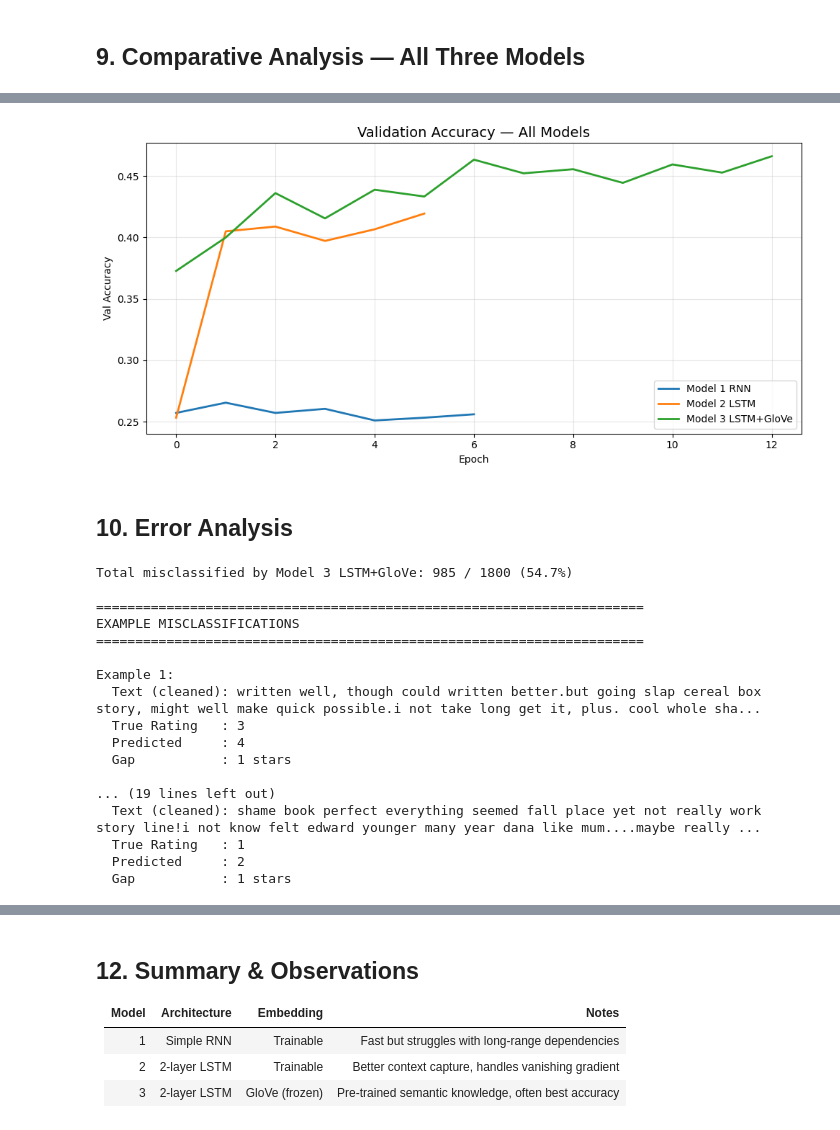
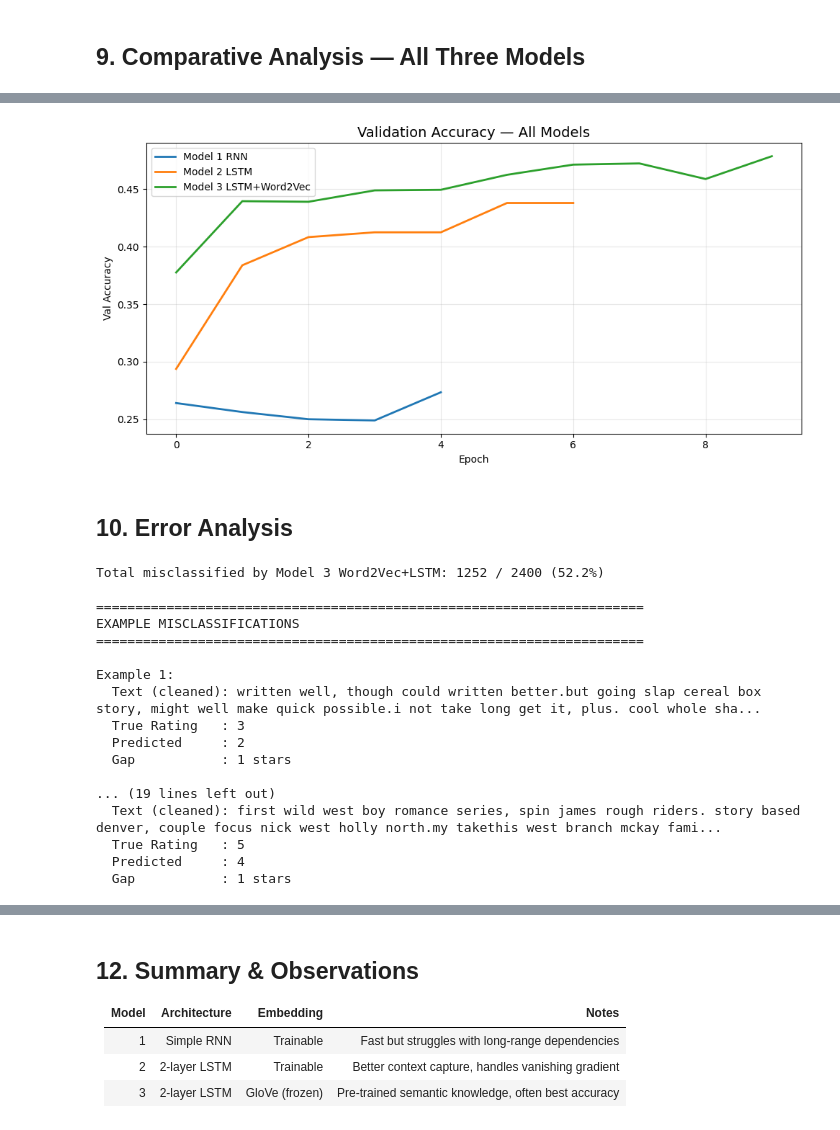
Before and after one commit to acharyasuyog/AI-ML-6, a Jupyter notebook: final_assessment_nlp/2408198_Suyog_Acharya_Task_3.ipynb, the cells around one changed output, grey strips where cells are left out. Saved outputs shown, nothing was run; the diff lists cells and outputs as text; code cells hidden in the pictures.

```diff
--- a/final_assessment_nlp/2408198_Suyog_Acharya_Task_3.ipynb
+++ b/final_assessment_nlp/2408198_Suyog_Acharya_Task_3.ipynb
@@ -248,22 +249,20 @@ y = np.array(df['rating'].astype(int) - 1)
 
 NUM_CLASSES = 5
 
-# First split
-X_train, X_temp, y_train_raw, y_temp_raw = train_test_split(
+X_train, X_test, y_train_raw, y_test_raw = train_test_split(
     X,
     y,
-    test_size=0.30,
+    test_size=0.20,
     random_state=42,
     stratify=y
 )
 
-# Second split (validation + test)
-X_val, X_test, y_val_raw, y_test_raw = train_test_split(
-    X_temp,
-    y_temp_raw,
-    test_size=0.50,
+X_train, X_val, y_train_raw, y_val_raw = train_test_split(
+    X_train,
+    y_train_raw,
+    test_size=0.20,
     random_state=42,
-    stratify=y_temp_raw
+    stratify=y_train_raw
 )
 
 # One-hot encoding
@@ -273,7 +272,6 @@ y_test = to_categorical(y_test_raw, num_classes=NUM_CLASSES)
 
 print(f"Train: {len(X_train)} | Val: {len(X_val)} | Test: {len(X_test)}")
 
-# ── Tokenizer ────────────────────────────────────────────────────────────────
 tokenizer = Tokenizer(
     num_words=VOCAB_SIZE,
     oov_token=OOV_TOKEN
@@ -608,13 +604,12 @@ weighted avg       0.38      0.41      0.35      1800
 # %%
 import gensim.downloader as api
 
-print("Loading GloVe embeddings (glove-twitter-100) — ~39 MB ...")
-embedding_model = api.load('glove-twitter-100')
-GLOVE_DIM = 100
+print("Loading Word2Vec embeddings (word2vec-google-news-300) — ~1.6 GB ...")
+embedding_model = api.load('word2vec-google-news-300')
+W2V_EMBEDDING_DIM = 300
 print("Loaded!")
 
-# Build embedding matrix
-embedding_matrix = np.zeros((VOCAB_SIZE, GLOVE_DIM))
+embedding_matrix = np.zeros((VOCAB_SIZE, W2V_EMBEDDING_DIM))
 found, not_found = 0, 0
 
 for word, idx in tokenizer.word_index.items():
@@ -627,5 +622,5 @@ for word, idx in tokenizer.word_index.items():
         not_found += 1
 
 coverage = found / (found + not_found) * 100
-print(f"Words covered by GloVe: {found} / {found+not_found} ({coverage:.1f}%)")
+print(f"Words covered by Word2Vec: {found} / {found+not_found} ({coverage:.1f}%)")
 # %% [output]
@@ -642,16 +638,16 @@ from tensorflow.keras.layers import (
     Dropout
 )
 
-model3 = Sequential(name='LSTM_GloVe_Model')
+model3 = Sequential(name='Word2Vec_LSTM_Model')
 
 # Explicit input layer
 model3.add(Input(shape=(MAX_LEN,)))
 
-# GloVe embedding layer
+# Word2Vec embedding layer
 model3.add(
     Embedding(
         input_dim=VOCAB_SIZE,
-        output_dim=GLOVE_DIM,
+        output_dim=W2V_EMBEDDING_DIM,
         weights=[embedding_matrix],
         input_length=MAX_LEN,
         trainable=False,     # frozen pretrained embeddings
@@ -817,26 +878,25 @@ Model 3\nLSTM + GloVe        0.4528                 6.6
 # %%
 # Overlay val-accuracy curves
 plt.figure(figsize=(10, 5))
 plt.plot(history1.history['val_accuracy'], label='Model 1 RNN', linewidth=2)
 plt.plot(history2.history['val_accuracy'], label='Model 2 LSTM', linewidth=2)
-plt.plot(history3.history['val_accuracy'], label='Model 3 LSTM+GloVe', linewidth=2)
+plt.plot(history3.history['val_accuracy'], label='Model 3 LSTM+Word2Vec', linewidth=2)
 plt.title('Validation Accuracy — All Models', fontsize=14)
 plt.xlabel('Epoch'); plt.ylabel('Val Accuracy')
 plt.legend()
 plt.grid(alpha=0.3)
 plt.tight_layout()
 plt.savefig('val_accuracy_comparison.png', dpi=150, bbox_inches='tight')
 plt.show()
 # %% [output]
-[figure, old version]
+[figure, new version]
 # %% [markdown]
 ## 10. Error Analysis
 # %%
-# Use best model (Model 3 or whichever has highest accuracy)
 best_model  = model3
 best_preds  = pred3
 best_trues  = true3
-best_name   = 'Model 3 LSTM+GloVe'
+best_name   = 'Model 3 Word2Vec+LSTM'
 
 # Get original test texts
 _, X_temp_raw, _, _ = train_test_split(X, y, test_size=0.30,
@@ -859,7 +919,7 @@ for i, idx in enumerate(errors[:5]):
     print(f"  Predicted     : {best_preds[idx] + 1}")
     print(f"  Gap           : {abs(best_trues[idx] - best_preds[idx])} stars")
 # %% [output]
-Total misclassified by Model 3 LSTM+GloVe: 985 / 1800 (54.7%)
+Total misclassified by Model 3 Word2Vec+LSTM: 1252 / 2400 (52.2%)
 
 ======================================================================
 EXAMPLE MISCLASSIFICATIONS
@@ -868,13 +928,13 @@ EXAMPLE MISCLASSIFICATIONS
 Example 1:
   Text (cleaned): written well, though could written better.but going slap cereal box story, might well make quick possible.i not take long get it, plus. cool whole sha...
   True Rating   : 3
-  Predicted     : 4
+  Predicted     : 2
   Gap           : 1 stars
 
 ... (19 lines left out)
-  Text (cleaned): shame book perfect everything seemed fall place yet not really work story line!i not know felt edward younger many year dana like mum....maybe really ...
-  True Rating   : 1
-  Predicted     : 2
+  Text (cleaned): first wild west boy romance series, spin james rough riders. story based denver, couple focus nick west holly north.my takethis west branch mckay fami...
+  True Rating   : 5
+  Predicted     : 4
   Gap           : 1 stars
 # %%
 # Per-class error rate
```
Also changed, not shown: parts of 17 cells of this notebook, 18 other files.
